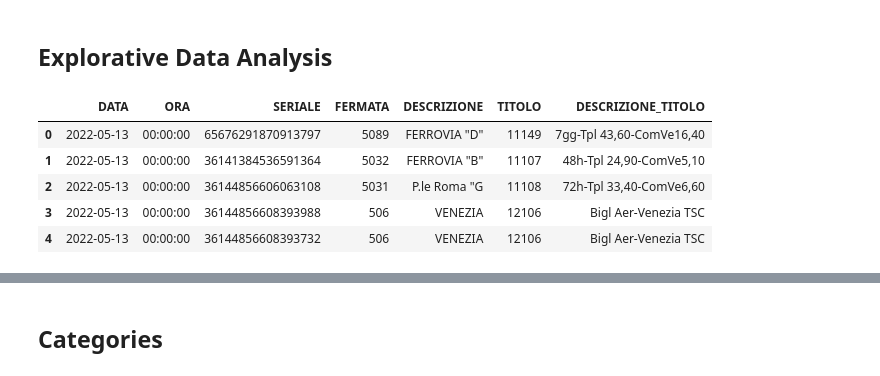
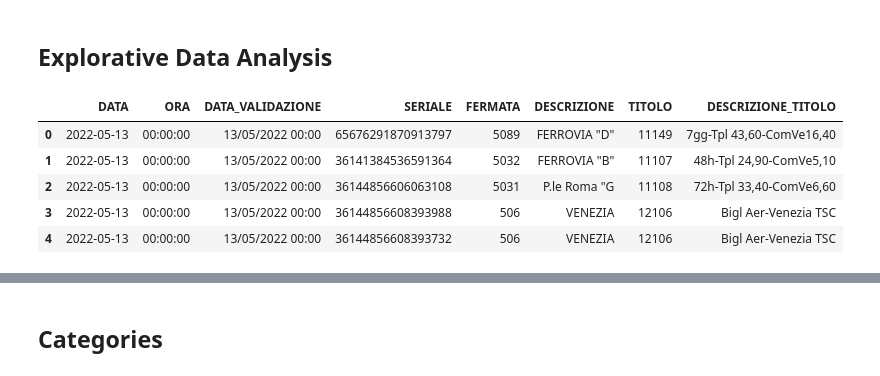
Before and after one commit to matteograzioso1/Tirocinio-Progetto-MASTER, a Jupyter notebook: Notebook 1.ipynb, the cells around one changed output, grey strips where cells are left out. Cells and saved outputs as stored; diff of their text form; code cells hidden in the pictures.

```diff
--- a/Notebook 1.ipynb
+++ b/Notebook 1.ipynb
@@ -43,23 +44,26 @@ df.tail()
 | 5056638 | 15/07/2022 06:46 | 36141603027798788 | 3436 | Oriago Centr | 14123 | Extra tratta 3 |
 | 5056639 | 15/07/2022 07:01 | 65676630087266309 | 1306 | Spinea Orgna | 14123 | Extra tratta 3 |
 | 5056640 | 15/07/2022 07:07 | 36428626034318852 | 1312 | Spinea Giorg | 14123 | Extra tratta 3 |
+# %%
+# Create a subset of the data with the first 10% of the rows
+df = df.iloc[:int(len(df)*0.1), :]
 # %% [markdown]
 ## Explorative Data Analysis
 # %%
 # Dates and hour of the validation of the ticket are in the same column 'DATA_VALIDAZIONE'
 # Split the column 'DATA_VALIDAZIONE' into two columns 'DATA' and 'ORA' and convert them to datetime format
 df.insert(0, 'DATA', pd.to_datetime(df['DATA_VALIDAZIONE'].str.split(' ').str[0], format='%d/%m/%Y'))
 df.insert(1, 'ORA', pd.to_datetime(df['DATA_VALIDAZIONE'].str.split(' ').str[1], format='%H:%M').dt.time)
 
 # Drop the column 'DATA_VALIDAZIONE'
-df.drop('DATA_VALIDAZIONE', axis=1, inplace=True)
+# df.drop('DATA_VALIDAZIONE', axis=1, inplace=True)
 
 # Display the first 5 rows of the dataframe
 df.head()
 # %% [output]
-|  | DATA | ORA | SERIALE | FERMATA | DESCRIZIONE | TITOLO | DESCRIZIONE_TITOLO |
-| 0 | 2022-05-13 | 00:00:00 | 65676291870913797 | 5089 | FERROVIA "D" | 11149 | 7gg-Tpl 43,60-ComVe16,40 |
-| 1 | 2022-05-13 | 00:00:00 | 36141384536591364 | 5032 | FERROVIA "B" | 11107 | 48h-Tpl 24,90-ComVe5,10 |
-| 2 | 2022-05-13 | 00:00:00 | 36144856606063108 | 5031 | P.le Roma "G | 11108 | 72h-Tpl 33,40-ComVe6,60 |
-| 3 | 2022-05-13 | 00:00:00 | 36144856608393988 | 506 | VENEZIA | 12106 | Bigl Aer-Venezia TSC |
-| 4 | 2022-05-13 | 00:00:00 | 36144856608393732 | 506 | VENEZIA | 12106 | Bigl Aer-Venezia TSC |
+|  | DATA | ORA | DATA_VALIDAZIONE | SERIALE | FERMATA | DESCRIZIONE | TITOLO | DESCRIZIONE_TITOLO |
+| 0 | 2022-05-13 | 00:00:00 | 13/05/2022 00:00 | 65676291870913797 | 5089 | FERROVIA "D" | 11149 | 7gg-Tpl 43,60-ComVe16,40 |
+| 1 | 2022-05-13 | 00:00:00 | 13/05/2022 00:00 | 36141384536591364 | 5032 | FERROVIA "B" | 11107 | 48h-Tpl 24,90-ComVe5,10 |
+| 2 | 2022-05-13 | 00:00:00 | 13/05/2022 00:00 | 36144856606063108 | 5031 | P.le Roma "G | 11108 | 72h-Tpl 33,40-ComVe6,60 |
+| 3 | 2022-05-13 | 00:00:00 | 13/05/2022 00:00 | 36144856608393988 | 506 | VENEZIA | 12106 | Bigl Aer-Venezia TSC |
+| 4 | 2022-05-13 | 00:00:00 | 13/05/2022 00:00 | 36144856608393732 | 506 | VENEZIA | 12106 | Bigl Aer-Venezia TSC |
```
Also changed, not shown: parts of 61 cells of this notebook.
